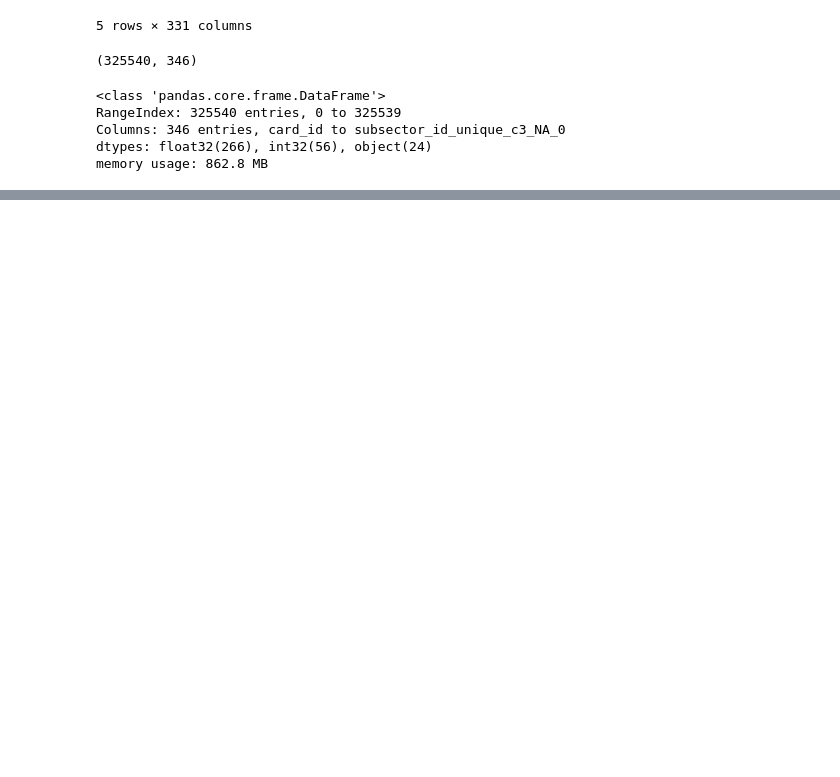
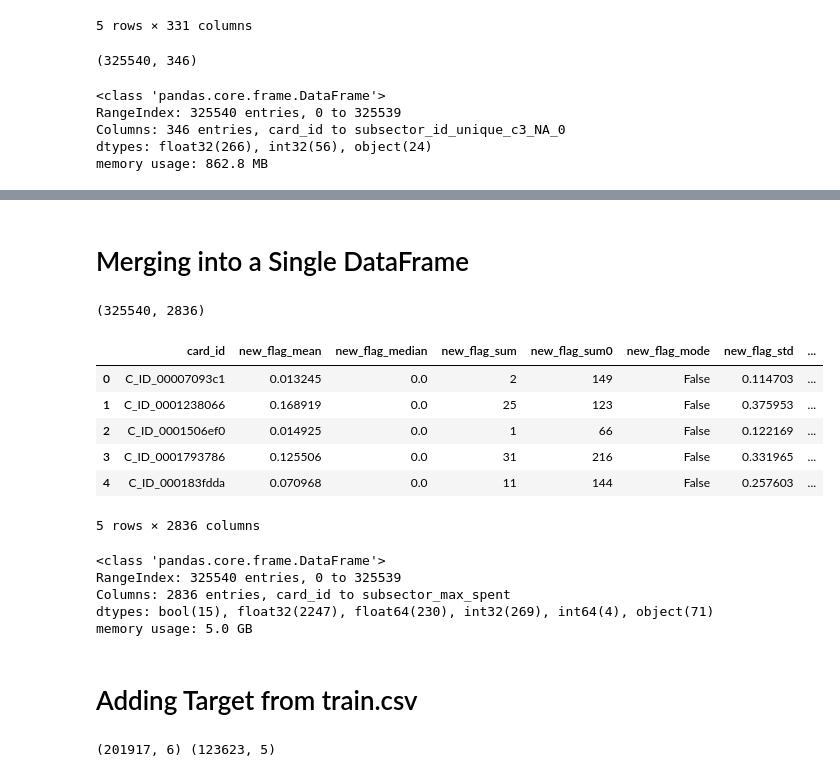
Before and after one commit to quinnbooth/ML-Consumer-Loyalty-Score, a Jupyter notebook: feature_engineering.ipynb, the cells around one changed output, grey strips where cells are left out. Cells and saved outputs as stored; diff of their text form; code cells hidden in the pictures; blank space fills up the shorter version.

```diff
--- a/feature_engineering.ipynb
+++ b/feature_engineering.ipynb
@@ -523,0 +552,15 @@ id_features.to_csv('./Data/id_features.csv', index=False)
+# %%
+# Aggregating by card_id
+
+time_features = time_df.groupby('card_id')['purchase_date'].agg([
+    'count',
+    'max',
+    'min',
+    daysactive,
+    frequency
+])
+
+time_features.columns = ['count', 'latest_transaction', 'earliest_transaction', 'days_active', 'transaction_frequency']
+time_features.reset_index(inplace=True)
+
+time_features.head()
@@ -523,0 +613,5 @@ id_features.to_csv('./Data/id_features.csv', index=False)
+# %%
+# Aggregate using above function
+
+time_merged = time_agg(time_df, bool_cols)
+time_merged.head()
@@ -523,0 +637,13 @@ id_features.to_csv('./Data/id_features.csv', index=False)
+# %%
+# Merge our two types of aggregations and consolidate
+
+time_features = pd.merge(time_features, time_merged, on='card_id', how='outer')
+
+for col in time_features.columns:
+
+    if time_features[col].dtype == 'int64':
+        time_features[col] = time_features[col].astype('int32')
+    elif time_features[col].dtype == 'float64':
+        time_features[col] = time_features[col].astype('float32')
+
+time_features.shape
@@ -523,0 +735,34 @@ id_features.to_csv('./Data/id_features.csv', index=False)
+# %% [markdown]
+# Merging into a Single DataFrame
+# %%
+# Put all features together
+
+final_df = pd.merge(bool_features, num_features, on='card_id', how='outer')
+final_df = pd.merge(final_df, id_features, on='card_id', how='outer')
+final_df = pd.merge(final_df, time_features, on='card_id', how='outer')
+final_df = pd.merge(final_df, merged_df, on='card_id', how='outer')
+final_df.shape
+# %% [output]
+(325540, 2836)
+# %%
+# View sample
+
+final_df.head()
+# %% [output]
+|  | card_id | new_flag_mean | new_flag_median | new_flag_sum | new_flag_sum0 | new_flag_mode | new_flag_std | ... |
+| 0 | C_ID_00007093c1 | 0.013245 | 0.0 | 2 | 149 | False | 0.114703 | ... |
+| 1 | C_ID_0001238066 | 0.168919 | 0.0 | 25 | 123 | False | 0.375953 | ... |
+| 2 | C_ID_0001506ef0 | 0.014925 | 0.0 | 1 | 66 | False | 0.122169 | ... |
+| 3 | C_ID_0001793786 | 0.125506 | 0.0 | 31 | 216 | False | 0.331965 | ... |
+| 4 | C_ID_000183fdda | 0.070968 | 0.0 | 11 | 144 | False | 0.257603 | ... |
+5 rows × 2836 columns
+# %%
+# Check memory usage
+
+final_df.info(memory_usage='deep')
+# %% [output]
+<class 'pandas.core.frame.DataFrame'>
+RangeIndex: 325540 entries, 0 to 325539
+Columns: 2836 entries, card_id to subsector_max_spent
+dtypes: bool(15), float32(2247), float64(230), int32(269), int64(4), object(71)
+memory usage: 5.0 GB
@@ -523,0 +773,11 @@ id_features.to_csv('./Data/id_features.csv', index=False)
+# %% [markdown]
+# Adding Target from train.csv
+# %%
+# Read in the training and testing datasets
+
+train_df = pd.read_csv('./Data/train.csv')
+test_df = pd.read_csv('./Data/test.csv')
+
+print(train_df.shape, test_df.shape)
+# %% [output]
+(201917, 6) (123623, 5)
```
Also changed, not shown: parts of 16 cells of this notebook, 1 other file.
